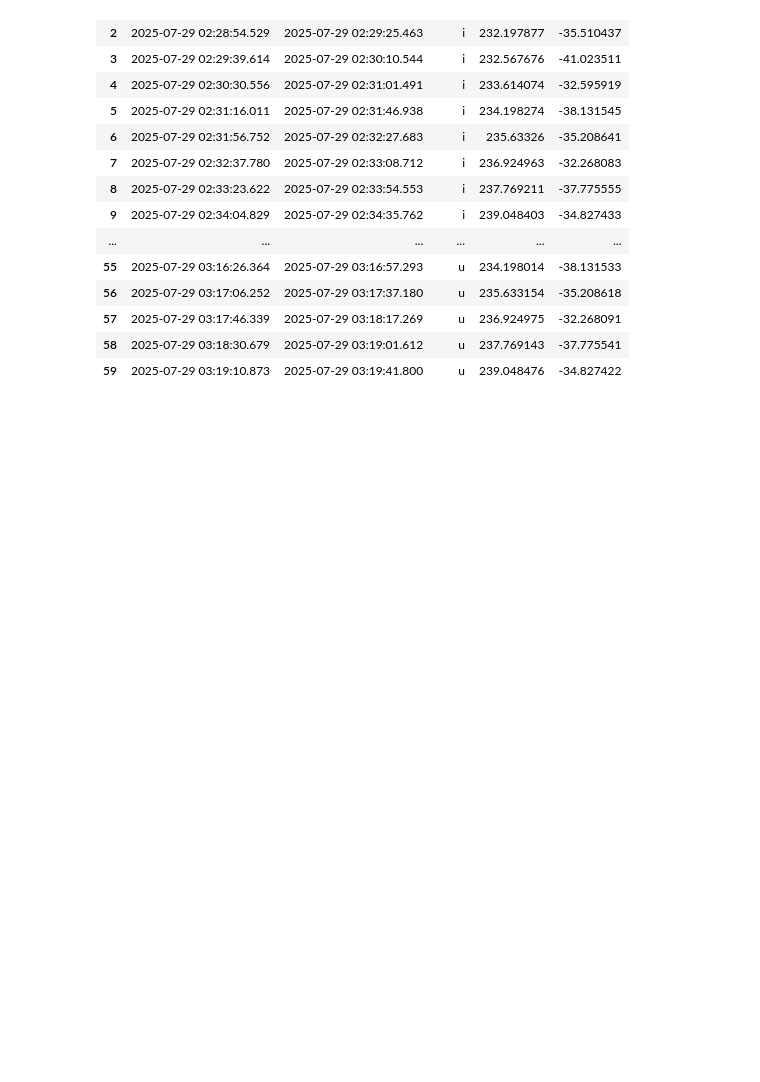
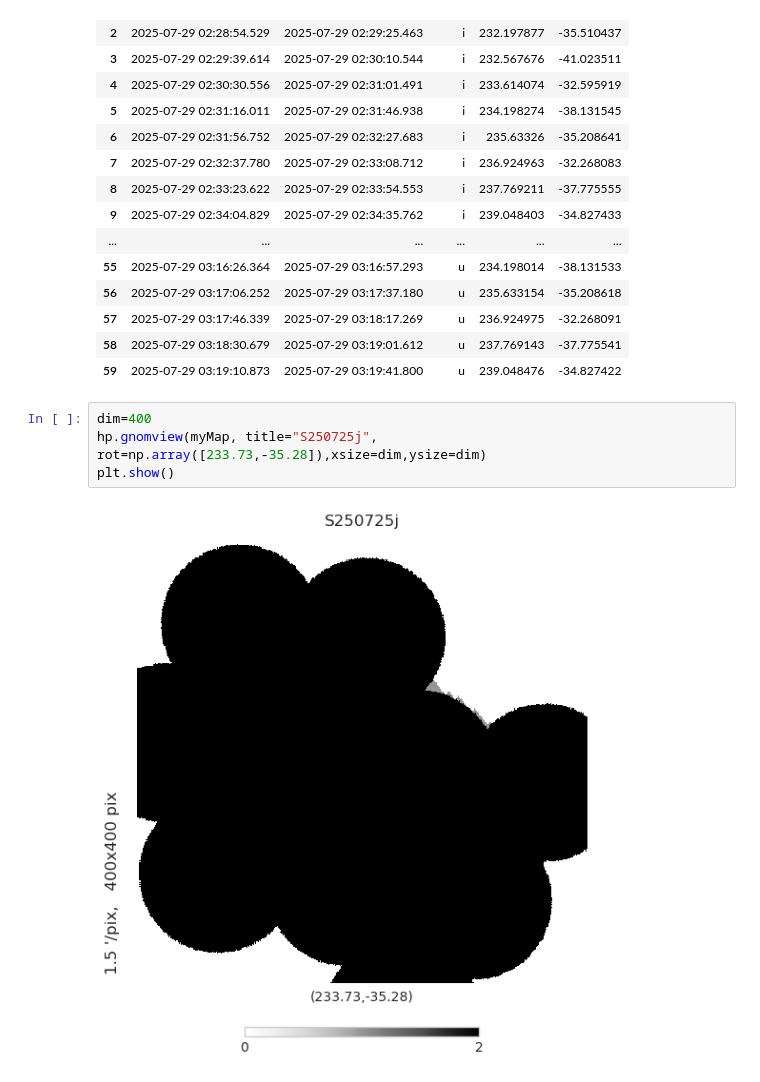
Before and after one commit to lsst-sitcom/ToO-analysis-tools, a Jupyter notebook: notebooks/PointingEfficiency.ipynb, the cells around one changed output. Cells and saved outputs as stored; diff of their text form; blank space fills up the shorter version.

```diff
--- a/notebooks/PointingEfficiency.ipynb
+++ b/notebooks/PointingEfficiency.ipynb
@@ -643,3 +643,9 @@ ToODF
 | 57 | 2025-07-29 03:17:46.339 | 2025-07-29 03:18:17.269 | u | 236.924975 | -32.268091 |
 | 58 | 2025-07-29 03:18:30.679 | 2025-07-29 03:19:01.612 | u | 237.769143 | -37.775541 |
 | 59 | 2025-07-29 03:19:10.873 | 2025-07-29 03:19:41.800 | u | 239.048476 | -34.827422 |
+# %%
+dim=400
+hp.gnomview(myMap, title="S250725j", rot=np.array([233.73,-35.28]),xsize=dim,ysize=dim)
+plt.show()
+# %% [output]
+[figure, added]
```
Also changed, not shown: parts of 7 cells of this notebook, 1 other file.
